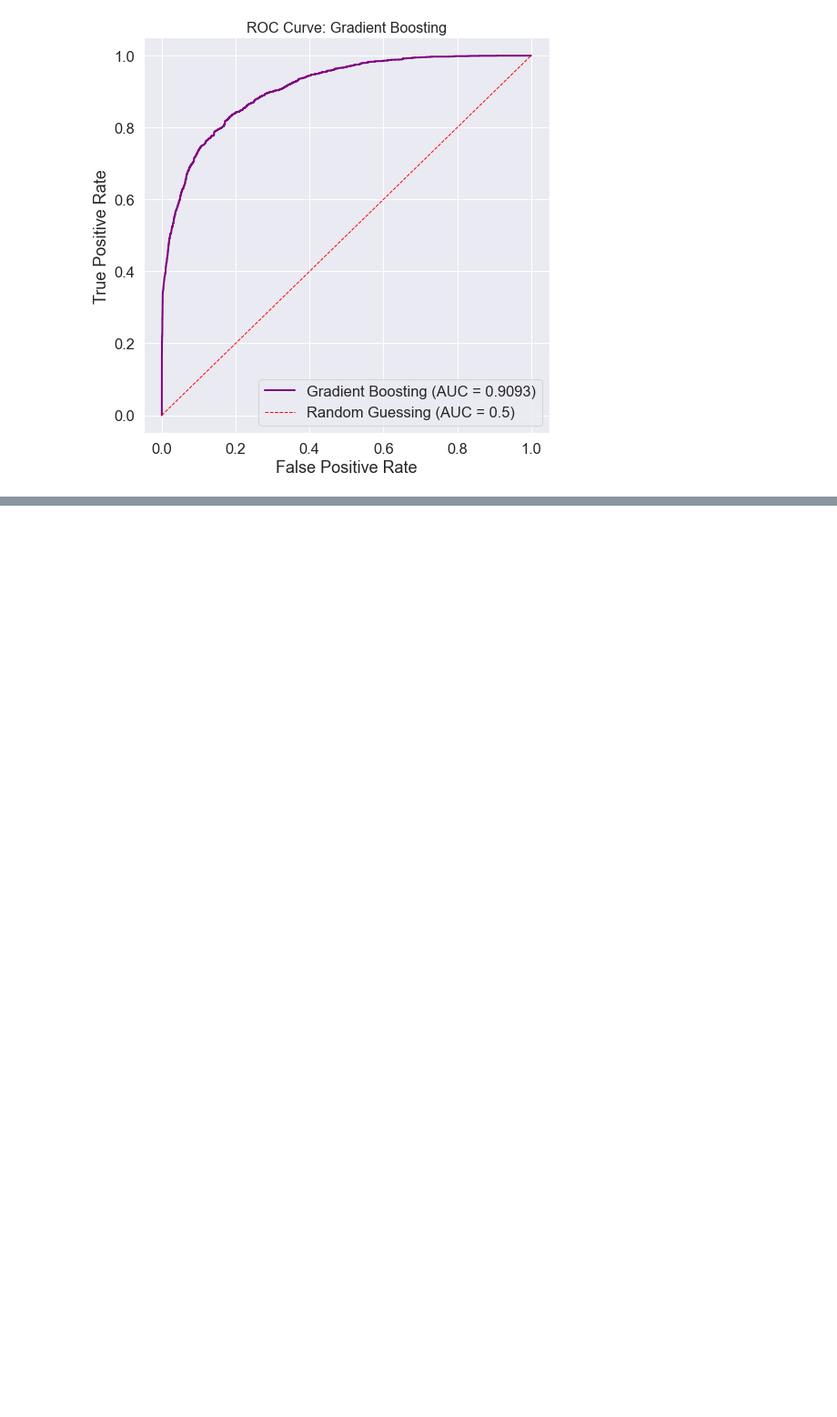
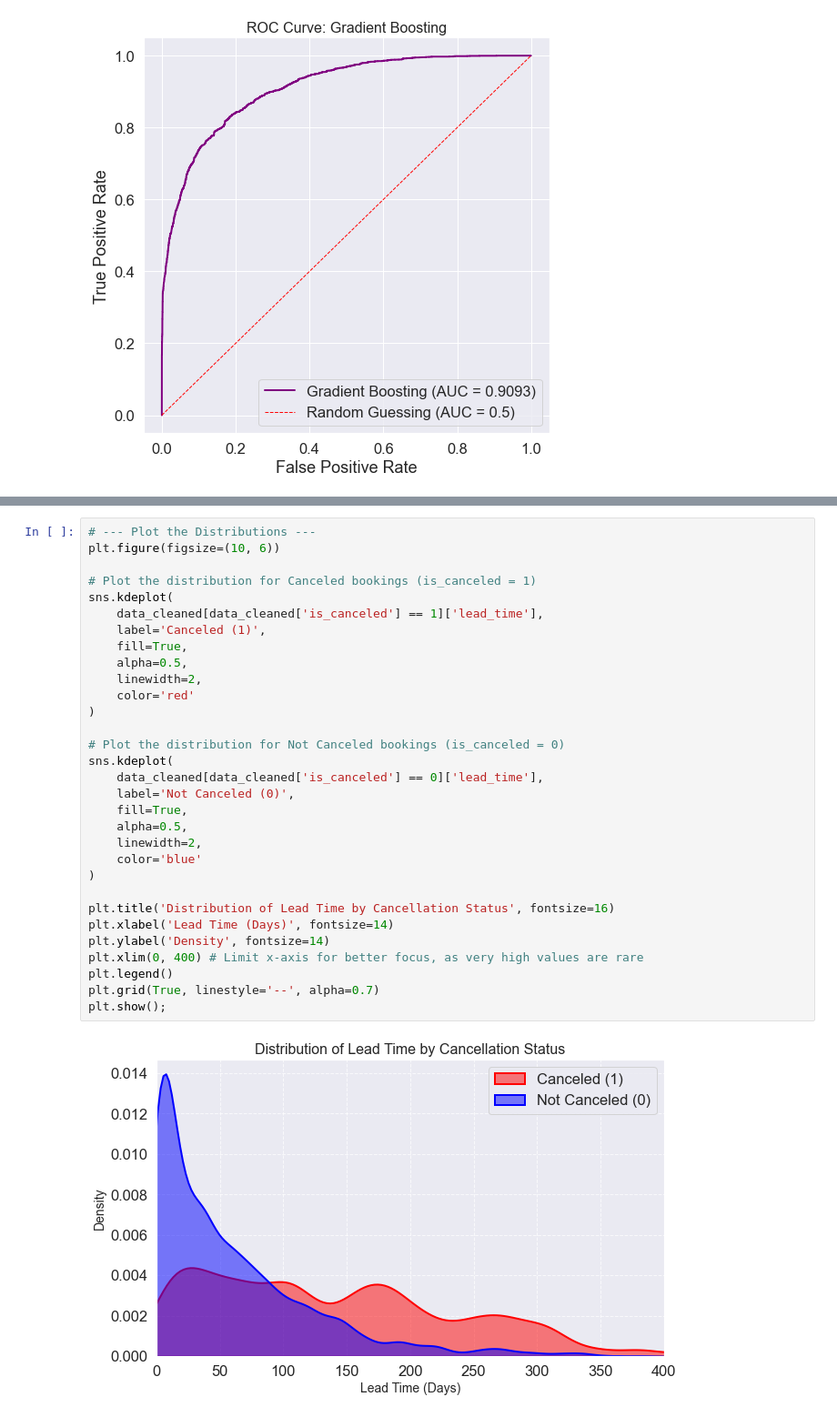
Before and after one commit to morgannash1/hotel_reservations, a Jupyter notebook: notebook.ipynb, the cells around one changed output, grey strips where cells are left out. Shown at 91% size. Drawn from its saved outputs; the diff is of its cells as text; blank space fills up the shorter version.

```diff
--- a/notebook.ipynb
+++ b/notebook.ipynb
@@ -889,0 +1056,33 @@ plt.show();
+# %%
+# --- Plot the Distributions ---
+plt.figure(figsize=(10, 6))
+
+# Plot the distribution for Canceled bookings (is_canceled = 1)
+sns.kdeplot(
+    data_cleaned[data_cleaned['is_canceled'] == 1]['lead_time'],
+    label='Canceled (1)',
+    fill=True,
+    alpha=0.5,
+    linewidth=2,
+    color='red'
+)
+
+# Plot the distribution for Not Canceled bookings (is_canceled = 0)
+sns.kdeplot(
+    data_cleaned[data_cleaned['is_canceled'] == 0]['lead_time'],
+    label='Not Canceled (0)',
+    fill=True,
+    alpha=0.5,
+    linewidth=2,
+    color='blue'
+)
+
+plt.title('Distribution of Lead Time by Cancellation Status', fontsize=16)
+plt.xlabel('Lead Time (Days)', fontsize=14)
+plt.ylabel('Density', fontsize=14)
+plt.xlim(0, 400) # Limit x-axis for better focus, as very high values are rare
+plt.legend()
+plt.grid(True, linestyle='--', alpha=0.7)
+plt.show();
+# %% [output]
+[figure, added]
```
Also changed, not shown: parts of 13 cells of this notebook, 1 other file.
